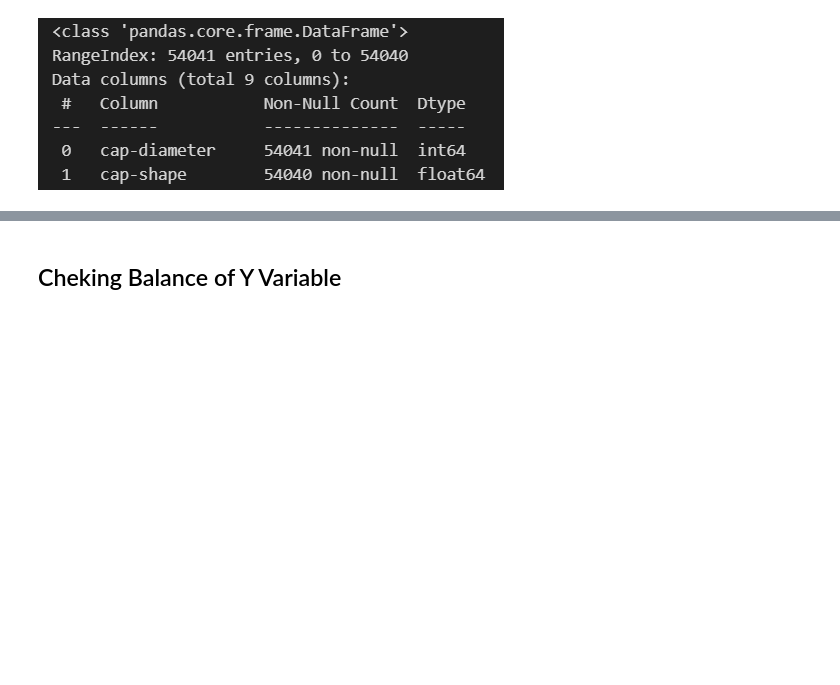
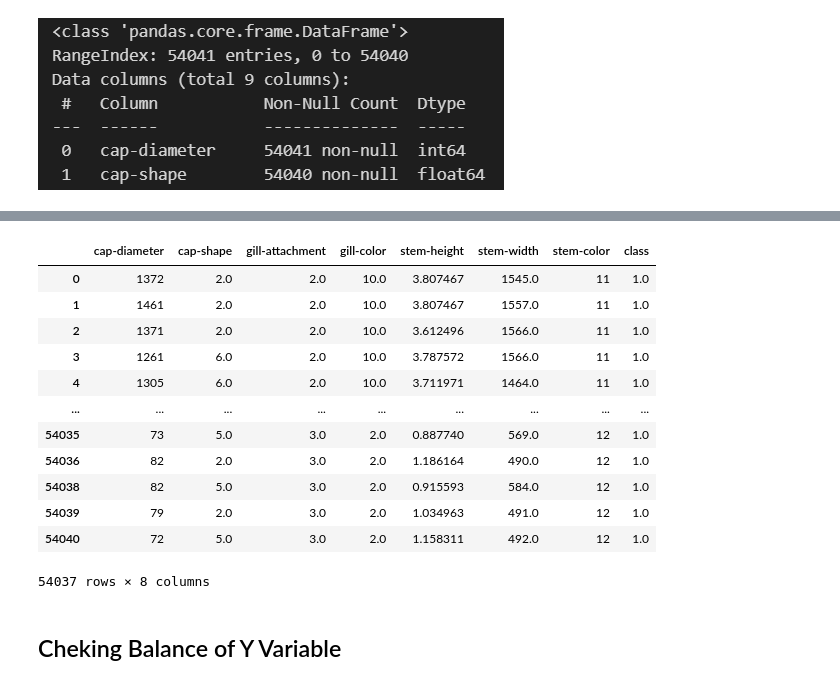
Before and after one commit to dkang131/ASDOS-OSP, a Jupyter notebook: W14/mushroom_workbook.ipynb, the cells around one changed output, grey strips where cells are left out. Cells and saved outputs as stored; diff of their text form; code cells hidden in the pictures; blank space fills up the shorter version.

```diff
--- a/W14/mushroom_workbook.ipynb
+++ b/W14/mushroom_workbook.ipynb
@@ -56,7 +101,7 @@ data = # YOUR CODE HERE
 # Mengecek apakah ada missing value pada data
 missing_value = ['#NUM!', np.nan, 'NA']
 
-# Read data lagi tetapi menambahkan na_values = missing data pada command pd.read_csv
-# YOUR CODE HERE
+# Read data lagi tetapi menambahkan na_values = missing_value pada command pd.read_csv
+data = pd.read_csv('mushroom_cleaned.csv', na_values=missing_value)
 
 data.isnull().sum()
@@ -63,4 +119,4 @@ data.isnull().sum()
 # %%
 # remove missing value
-data.dropna( subset=['kolom yang ada missing value'], axis=0, inplace=True)
+data.dropna( subset=['cap-shape','gill-attachment','gill-color','stem-height','stem-width','class'], axis=0, inplace=True)
 data.isnull().sum()
@@ -119,11 +217,26 @@ kmo[1]
 # %%
 # Lakukan Copy data terlebih dahulu
 
-data = # YOUR CODE HERE
+data = data.copy()
 
 # Drop kolom dengan KMO dibawah 0.5
 
-# YOUR CODE HERE
+data = data.drop(columns=['season'])
+data
+# %% [output]
+|  | cap-diameter | cap-shape | gill-attachment | gill-color | stem-height | stem-width | stem-color | class |
+| 0 | 1372 | 2.0 | 2.0 | 10.0 | 3.807467 | 1545.0 | 11 | 1.0 |
+| 1 | 1461 | 2.0 | 2.0 | 10.0 | 3.807467 | 1557.0 | 11 | 1.0 |
+| 2 | 1371 | 2.0 | 2.0 | 10.0 | 3.612496 | 1566.0 | 11 | 1.0 |
+| 3 | 1261 | 6.0 | 2.0 | 10.0 | 3.787572 | 1566.0 | 11 | 1.0 |
+| 4 | 1305 | 6.0 | 2.0 | 10.0 | 3.711971 | 1464.0 | 11 | 1.0 |
+| ... | ... | ... | ... | ... | ... | ... | ... | ... |
+| 54035 | 73 | 5.0 | 3.0 | 2.0 | 0.887740 | 569.0 | 12 | 1.0 |
+| 54036 | 82 | 2.0 | 3.0 | 2.0 | 1.186164 | 490.0 | 12 | 1.0 |
+| 54038 | 82 | 5.0 | 3.0 | 2.0 | 0.915593 | 584.0 | 12 | 1.0 |
+| 54039 | 79 | 2.0 | 3.0 | 2.0 | 1.034963 | 491.0 | 12 | 1.0 |
+| 54040 | 72 | 5.0 | 3.0 | 2.0 | 1.158311 | 492.0 | 12 | 1.0 |
+54037 rows × 8 columns
 # %% [markdown]
 ## Cheking Balance of Y Variable
 # %%
```
Also changed, not shown: parts of 12 cells of this notebook.
